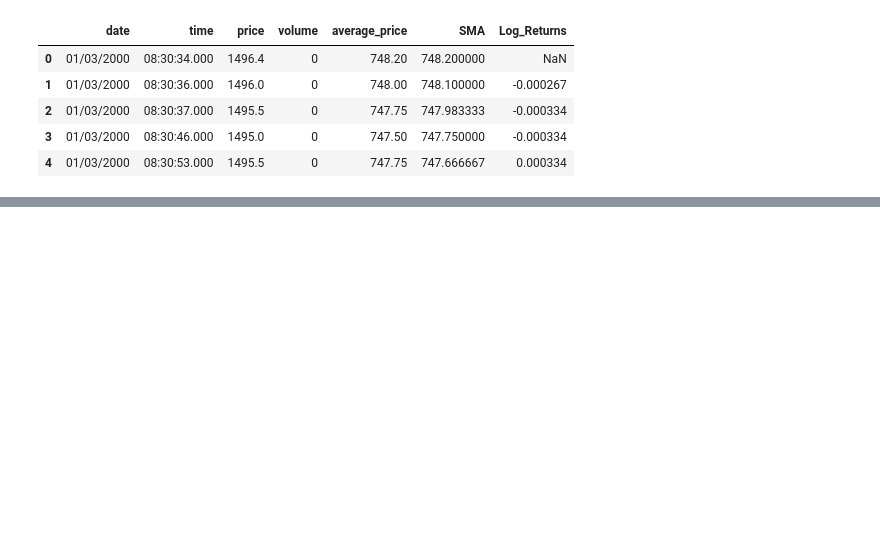
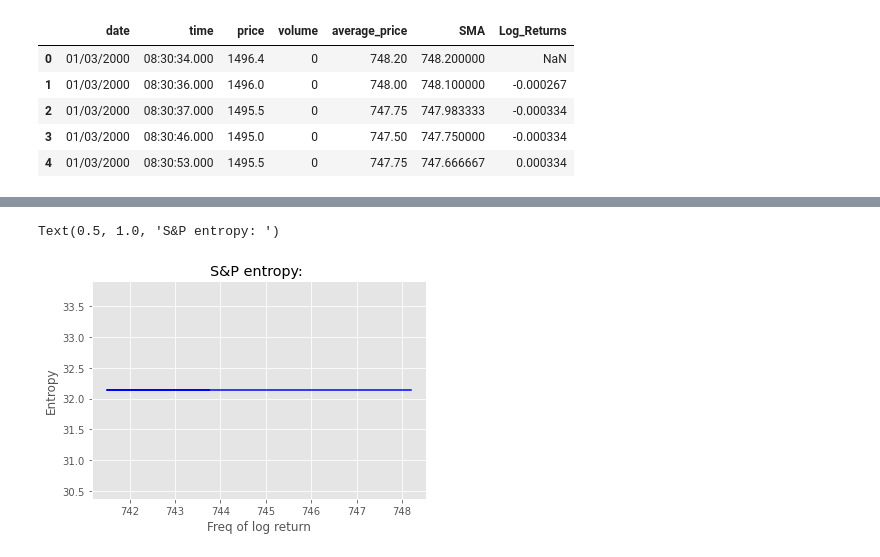
Before and after one commit to OmoyeniO/Entropy-on-Tick-by-tick-Data, a Jupyter notebook: Analyzing_tick_csv_data.ipynb, the cells around one changed output, grey strips where cells are left out. Cells and saved outputs as stored; diff of their text form; code cells hidden in the pictures; blank space fills up the shorter version.

Commit message:
Added Entropy

```diff
--- a/Analyzing_tick_csv_data.ipynb
+++ b/Analyzing_tick_csv_data.ipynb
@@ -191,0 +237,43 @@ plt.show()
+# %%
+
+#https://github.com/OmoyeniO/Entropy_For_Python/blob/master/pyentrp/entropy.py
+def shannon_entropy(data_set):
+    """Return the Shannon Entropy of the sample data.
+    Args:
+        time_series: Vector or string of the sample data
+    Returns:
+        The Shannon Entropy as float value
+    """
+
+
+    # Create a frequency data
+    freq_list = []
+    for entry in data_set:
+        counter = 0.
+        for i in data_set:
+            if i == entry:
+                counter += 1
+        freq_list.append(float(counter) / len(data_set))
+
+    # Shannon entropy
+    ent = 0.0
+    for freq in freq_list:
+        ent += freq * np.log2(freq)
+    ent = -ent
+    return ent
+# %%
+average_price_entropy = shannon_entropy(df['average_price'])
+# %%
+
+
+dt = [average_price_entropy] * len(df['average_price'])
+dt
+#print(dt)
+fig, ax = plt.subplots()
+plt.plot(df['average_price'] ,dt, color='blue')
+ax.set_xlabel("Freq of log return")
+ax.set_ylabel("Entropy")
+ax.set_title("S&P entropy: ")
+# %% [output]
+Text(0.5, 1.0, 'S&P entropy: ')
+[figure, added]
```
Also changed, not shown: parts of 8 cells of this notebook, 1 other file.
